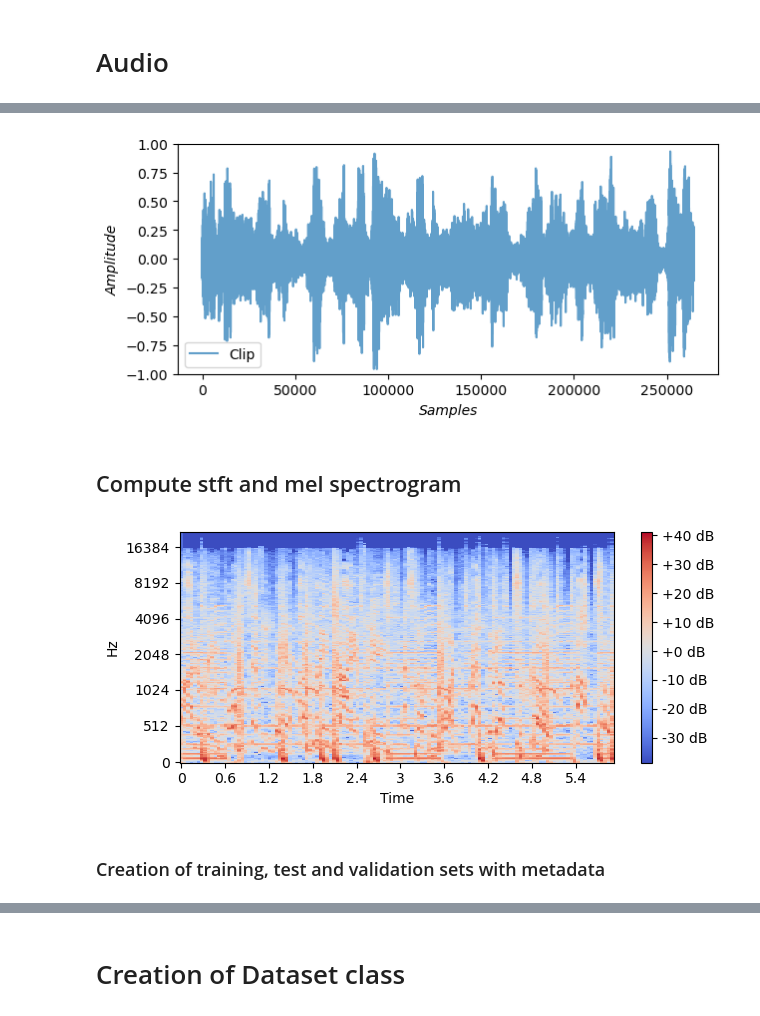
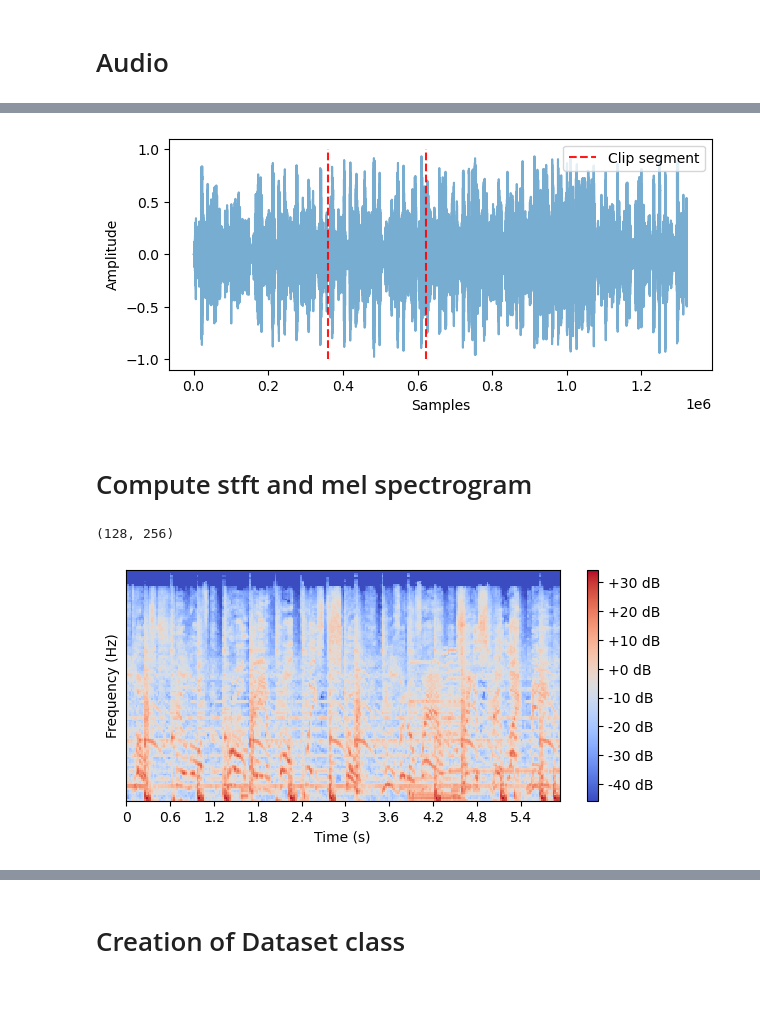
Before and after one commit to AlbertoSaretto/Music-Genre-Recognition, a Jupyter notebook: Final_Notebook.ipynb, the cells around one changed output, grey strips where cells are left out. Cells and saved outputs as stored; diff of their text form; code cells hidden in the pictures.

```diff
--- a/Final_Notebook.ipynb
+++ b/Final_Notebook.ipynb
@@ -47,13 +128,17 @@ tracks.shape
 # %%
 #Function getAudio to extract tracks from .mp3 file
-x_ex = utils_mgr.getAudio(2)
+audio_tot, sr = getAudio(2)
+
+
+filename = utils.get_audio_path("data/fma_small", 2)
+audio_tot, sr = librosa.load(filename, sr=None, mono=True)
 
 #Print some track features
-print(x_ex[1])
-duration_seconds = x_ex[0].shape[-1] / x_ex[1]
-print(f'Duration: {duration_seconds:.2f}s, {x_ex[0].size} samples')
+print('Sampling rate: ', sr)
+duration_seconds = audio_tot.shape[0] / sr
+print(f'Duration: {duration_seconds:.2f}s, {audio_tot.shape[0]} samples')
 
-# Play a segment of the audio (Clip that will be used as Cnn input)
-start, end = 15, 21
-ipd.Audio(data=x_ex[0][start * x_ex[1] : end * x_ex[1]], rate=x_ex[1])
+# Play random segment of the audio (Clip that will be used as Cnn input)
+start = np.random.randint(0, (audio_tot.shape[0]-2**18))
+audio = audio_tot[start:start+2**18]
 # %% [output]
@@ -63,34 +147,36 @@ Duration: 29.98s, 1321967 samples
 # %%
 # Create another plot for a segment of the audio signal
 plt.figure(figsize=(7, 3))
-plt.plot(x_ex[0][start * x_ex[1] : end * x_ex[1]], label='Clip', alpha =0.7)
-plt.ylim((-1, 1))
-plt.xlabel('Samples', fontstyle = 'italic')
-plt.ylabel('Amplitude', fontstyle = 'italic')
-plt.legend()
-
+plt.plot(audio_tot, alpha =0.6)
+plt.vlines([start,start+2**18], -1, 1, color='r', alpha=0.9, linestyle='--', label='Clip segment')
+plt.xlabel('Samples')
+plt.ylabel('Amplitude')
+#Legend at top right
+plt.legend(loc='upper right')
 plt.show()
 # %% [output]
-[figure, old version]
+[figure, new version]
 # %% [markdown]
-## Compute stft and mel spectrogram
+# Compute stft and mel spectrogram
 # %%
 # Compute the short-time Fourier transform (stft)
-stft_ex = np.abs(librosa.stft(x_ex[0][start * x_ex[1] : end * x_ex[1]], n_fft=4096, hop_length=2048))
-
-# Convert the power spectrogram to decibels
-log_stft_ex = librosa.amplitude_to_db(stft_ex)
+stft = np.abs(librosa.stft(audio, n_fft=2048, hop_length=1024))
 
 
-mel = librosa.feature.melspectrogram(sr=x_ex[1], S=stft_ex**2, n_mels=513)[:,:128]
+# Compute the mel spectrogram
+mel = librosa.feature.melspectrogram(sr=sr, S=stft**2, n_mels=128)[:,:256]
 mel = librosa.power_to_db(mel)
+
+print(mel.shape)
+# %% [output]
+(128, 256)
 # %%
 # Plot the log mel spectrogram for visualization purpose
 plt.figure(figsize=(7, 3))
-librosa.display.specshow(mel, sr=x_ex[1], hop_length=2048, x_axis='time', y_axis='mel')
+librosa.display.specshow(mel, sr=sr, hop_length=1024, x_axis='time')
+plt.ylabel('Frequency (Hz)')
+plt.xlabel('Time (s)')
 plt.colorbar(format='%+2.0f dB')
 plt.show()
 # %% [output]
-[figure, old version]
+[figure, new version]
-# %% [markdown]
-### Creation of training, test and validation sets with metadata
```
Also changed, not shown: parts of 84 cells of this notebook, 47 other files.
